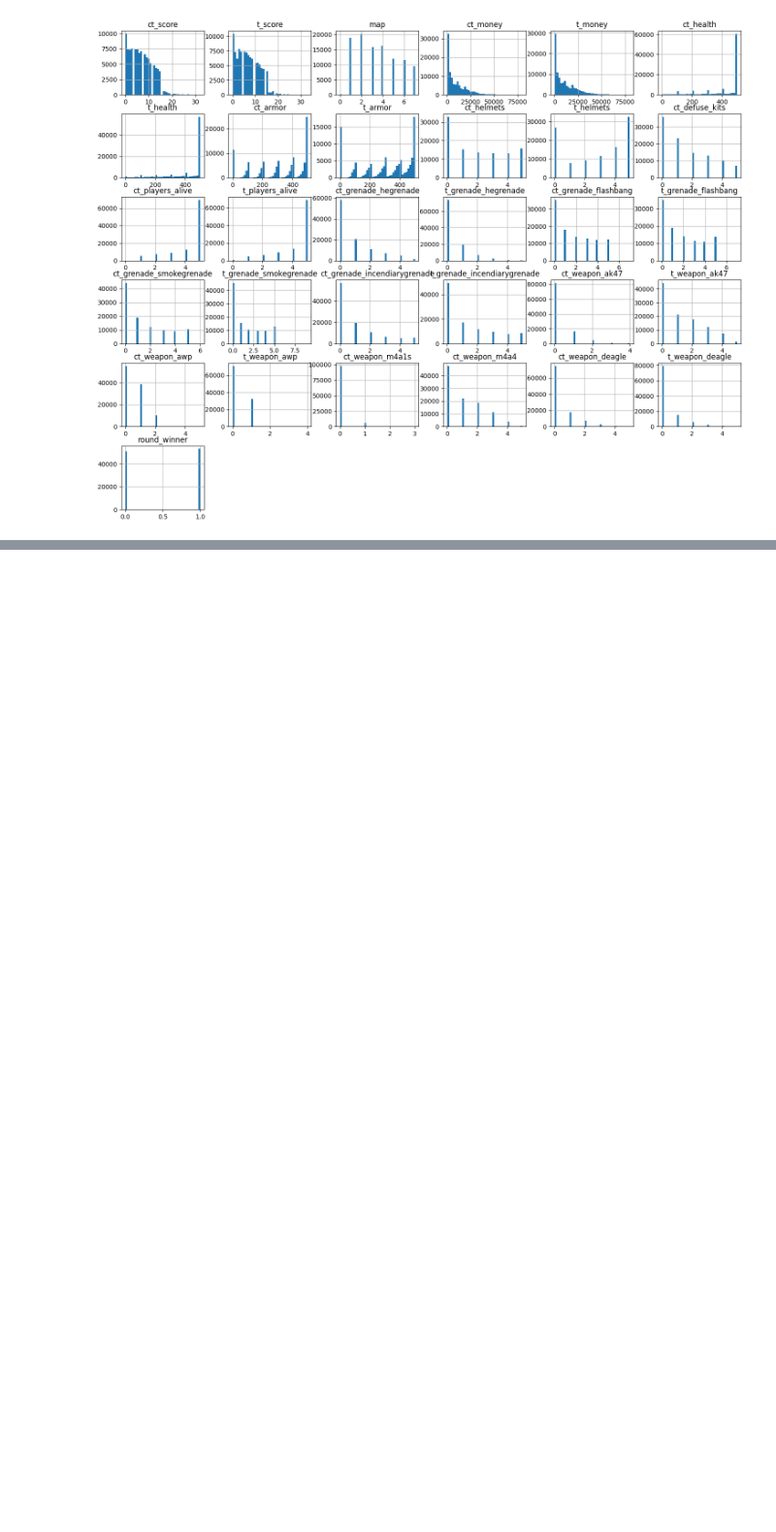
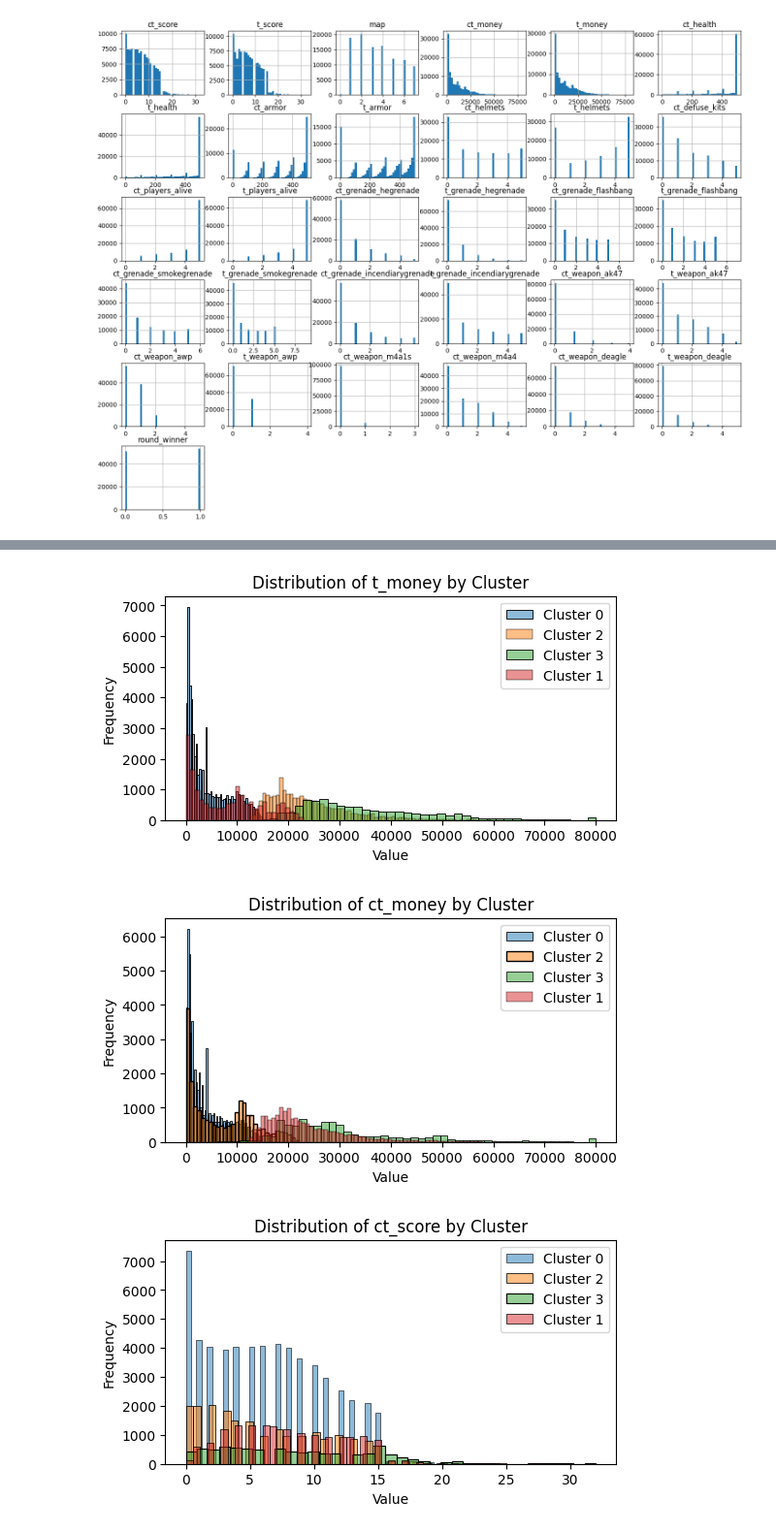
Before and after one commit to PNUAITeam13/CS-GO_Round_Winner_Clustering, a Jupyter notebook: csgo_rounds_winner.ipynb, the cells around one changed output, grey strips where cells are left out. Shown at 97% size. Cells and saved outputs as stored; diff of their text form; code cells hidden in the pictures; blank space fills up the shorter version.

```diff
--- a/csgo_rounds_winner.ipynb
+++ b/csgo_rounds_winner.ipynb
@@ -112,0 +248,21 @@ vizual.hist()
+# %%
+large_features = ["t_money", "ct_money", "ct_score", "t_score","t_armor", "ct_armor", "t_health", "ct_health"]
+small_features = [feature for feature in features if feature not in large_features]
+# %%
+melted_data = df.melt(id_vars='Cluster', value_vars=large_features, var_name='Feature', value_name='Value')
+
+for feature in large_features:
+    plt.figure(figsize=(6, 3))
+    for cluster in melted_data['Cluster'].unique():
+        cluster_values = melted_data[(melted_data['Feature'] == feature) & (melted_data['Cluster'] == cluster)]['Value']
+        sns.histplot(cluster_values, label=f'Cluster {cluster}', alpha=0.5)
+
+    plt.xlabel('Value')
+    plt.ylabel('Frequency')
+    plt.title(f'Distribution of {feature} by Cluster')
+    plt.legend()
+    plt.show()
+# %% [output]
+[figure, added]
+[figure, added]
+[figure, added]
```
Also changed, not shown: parts of 12 cells of this notebook.
